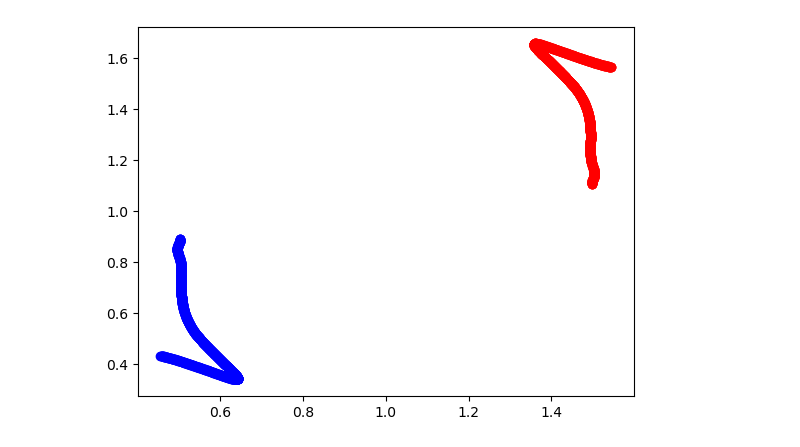
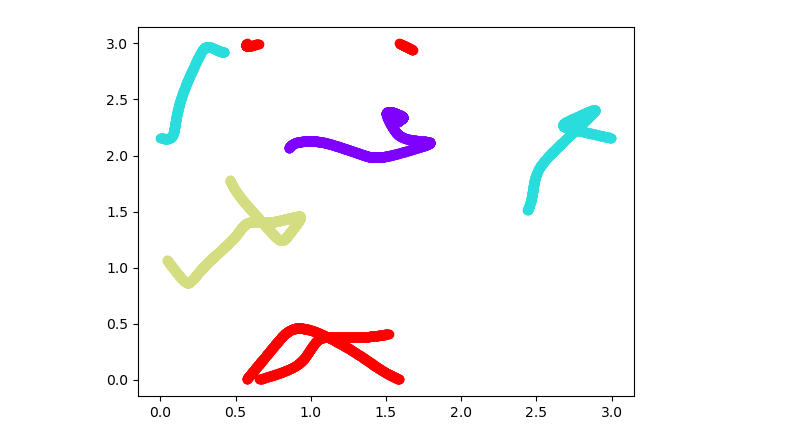
Before and after one commit to beevus77/physics514, a Jupyter notebook: HW_LJ/plots.ipynb, the cells around one changed output. Cells and saved outputs as stored; diff of their text form; code cells hidden in the pictures.

```diff
--- a/HW_LJ/plots.ipynb
+++ b/HW_LJ/plots.ipynb
@@ -4,12 +6,15 @@ import matplotlib.pyplot as plt
-# %%
-df_pos_small = pd.read_csv("data/positions_small.csv")
-
-plt.scatter(df_pos_small['x0'][200:], df_pos_small['y0'][200:], c='blue')
-plt.scatter(df_pos_small['x1'][200:], df_pos_small['y1'][200:], c='red')
-
-plt.show()
-# %% [output]
-[figure, removed]
+# %%
+df_pos_small = pd.read_csv("data/positions_small.csv")
+
+N = len(df_pos_small.columns) // 2  # assuming x and y coordinates for each particle
+colors = cm.rainbow(np.linspace(0, 1, N))
+
+for i in range(N):
+    plt.scatter(df_pos_small[f'x{i}'][1000:2000], df_pos_small[f'y{i}'][1000:2000], c=[colors[i]])
+
+plt.show()
+# %% [output]
+[figure, added]
 # %%
 df_energy_small = pd.read_csv("data/verification_small.csv")
 
```
Also changed, not shown: parts of 2 cells of this notebook, 5 other files.
